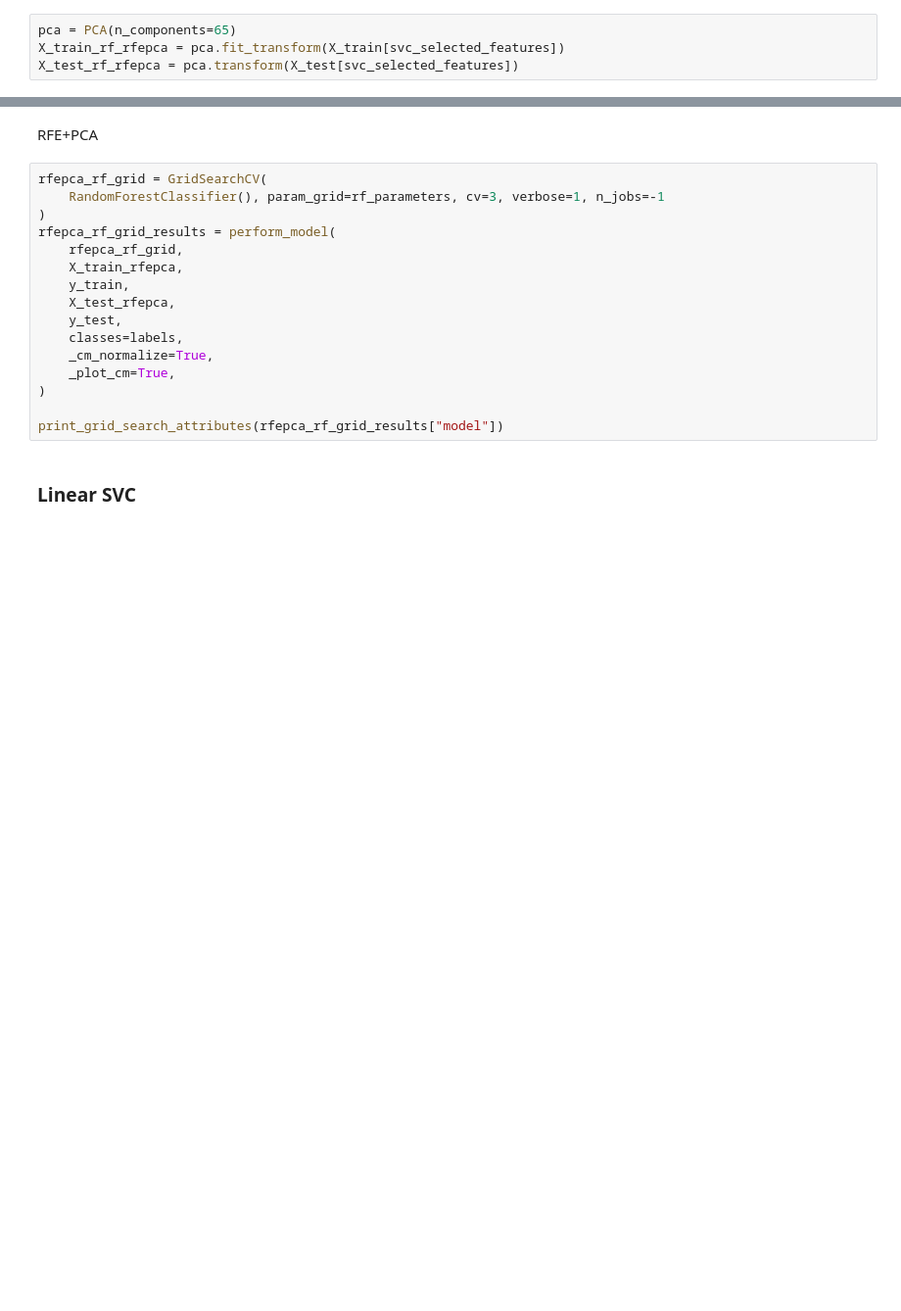
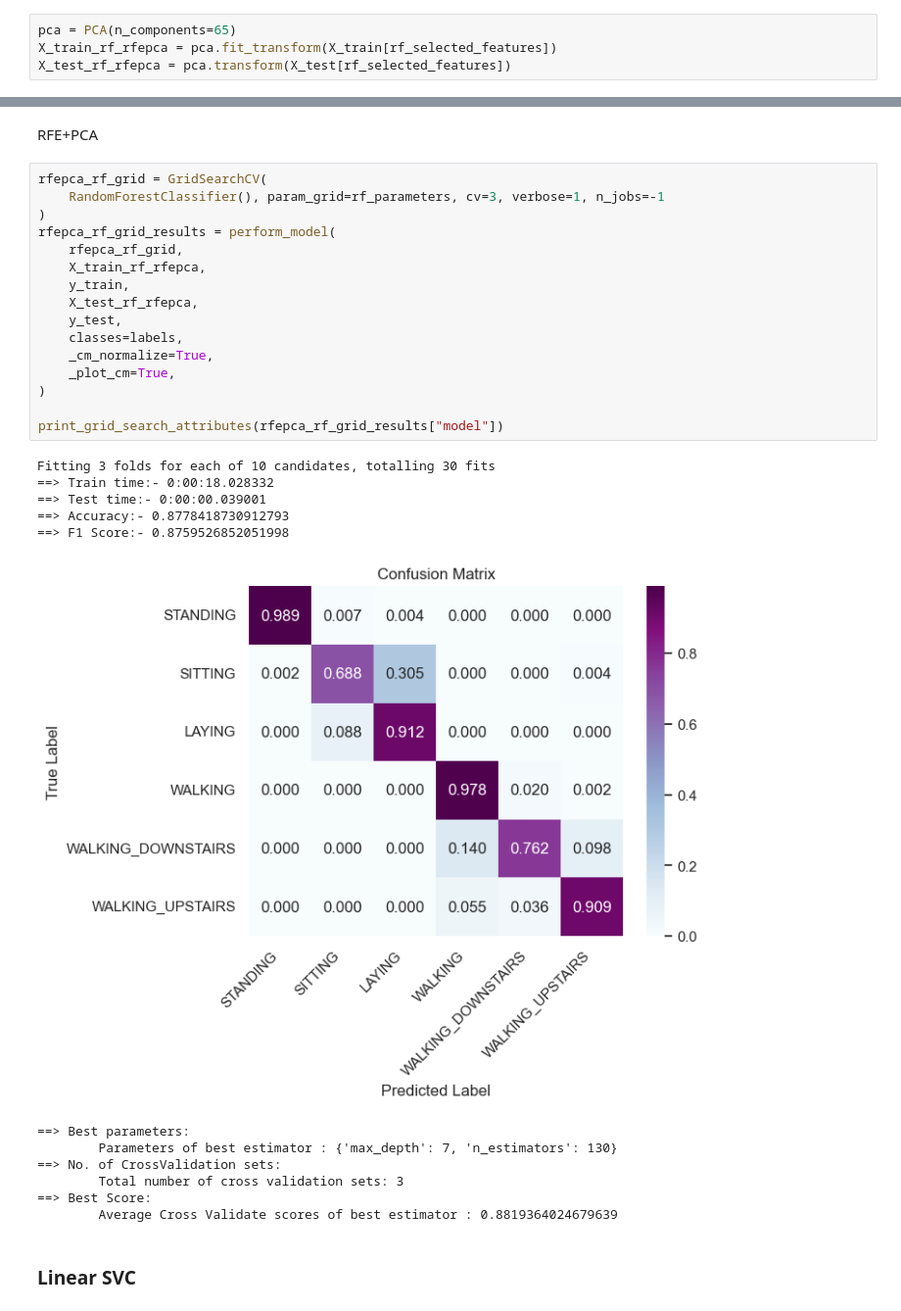
Before and after one commit to medhatfawzy/HAR, a Jupyter notebook: 4.Models.ipynb, the cells around one changed output, grey strips where cells are left out. Shown at 98% size. Saved outputs shown, nothing was run; the diff lists cells and outputs as text; blank space fills up the shorter version.

```diff
--- a/4.Models.ipynb
+++ b/4.Models.ipynb
@@ -236,8 +236,8 @@ X_train_lr_rfepca = pca.fit_transform(X_train[lr_selected_features])
 X_test_lr_rfepca = pca.transform(X_test[lr_selected_features])
 # %%
 pca = PCA(n_components=65)
-X_train_rf_rfepca = pca.fit_transform(X_train[svc_selected_features])
-X_test_rf_rfepca = pca.transform(X_test[svc_selected_features])
+X_train_rf_rfepca = pca.fit_transform(X_train[rf_selected_features])
+X_test_rf_rfepca = pca.transform(X_test[rf_selected_features])
 # %%
 pca = PCA(n_components=45)
 X_train_svc_rfepca = pca.fit_transform(X_train[svc_selected_features])
@@ -509,19 +525,32 @@ RFE+PCA
 # %%
 rfepca_rf_grid = GridSearchCV(
     RandomForestClassifier(), param_grid=rf_parameters, cv=3, verbose=1, n_jobs=-1
 )
 rfepca_rf_grid_results = perform_model(
     rfepca_rf_grid,
-    X_train_rfepca,
+    X_train_rf_rfepca,
     y_train,
-    X_test_rfepca,
+    X_test_rf_rfepca,
     y_test,
     classes=labels,
     _cm_normalize=True,
     _plot_cm=True,
 )
 
 print_grid_search_attributes(rfepca_rf_grid_results["model"])
+# %% [output]
+Fitting 3 folds for each of 10 candidates, totalling 30 fits
+==> Train time:- 0:00:18.028332
+==> Test time:- 0:00:00.039001
+==> Accuracy:- 0.8778418730912793
+==> F1 Score:- 0.8759526852051998
+[figure, added]
+==> Best parameters:
+        Parameters of best estimator : {'max_depth': 7, 'n_estimators': 130}
+==> No. of CrossValidation sets:
+        Total number of cross validation sets: 3
+==> Best Score:
+        Average Cross Validate scores of best estimator : 0.8819364024679639
 # %% [markdown]
 ### Linear SVC
 # %%
```
Also changed, not shown: parts of 5 cells of this notebook, 1 other file.
